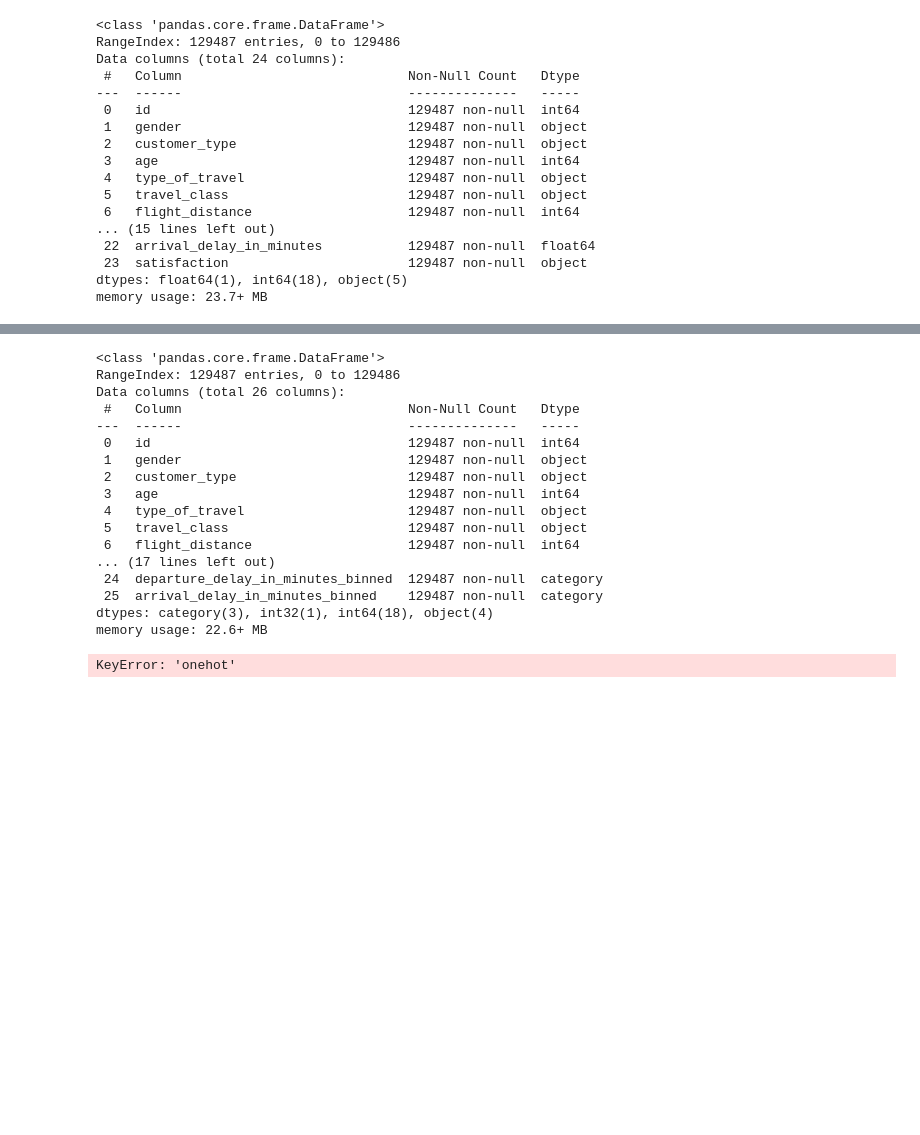
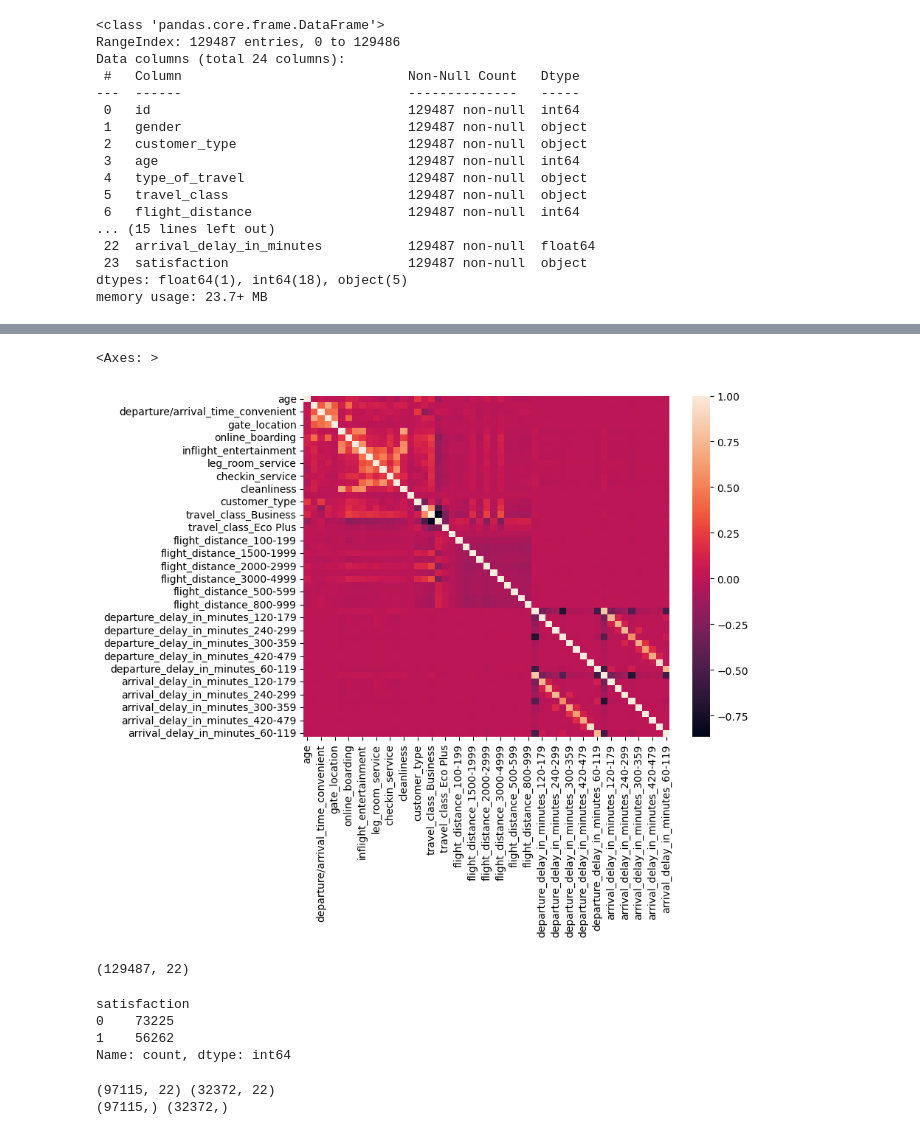
Before and after one commit to martabaker/ds_project_4, a Jupyter notebook: Notebooks/Models_Sarah_pipeline.ipynb, the cells around one changed output, grey strips where cells are left out. Saved outputs shown, nothing was run; the diff lists cells and outputs as text; code cells hidden in the pictures; blank space fills up the shorter version.

```diff
--- a/Notebooks/Models_Sarah_pipeline.ipynb
+++ b/Notebooks/Models_Sarah_pipeline.ipynb
@@ -167,4 +286,6 @@ numeric_features = ['age', 'inflight_wifi_service',
        'baggage_handling', 'checkin_service', 'inflight_service',
        'cleanliness']
 numeric_transformer = Pipeline(steps=[
+    ('imputer', SimpleImputer(strategy='median')),
     ('scaler', StandardScaler())])
+print("Numeric Features:", numeric_features)
@@ -172,6 +295,8 @@ numeric_transformer = Pipeline(steps=[
 # One-Hot Encoding for categorical features
 categorical_features = ['travel_class', 'flight_distance', 'departure_delay_in_minutes', 'arrival_delay_in_minutes']
 categorical_transformer = Pipeline(steps=[
+    ('imputer', SimpleImputer(strategy='most_frequent', missing_values=pd.NA)),
     ('onehot', OneHotEncoder(handle_unknown='ignore', sparse_output=False))
     # Set sparse_output=False to return a dense array
     ])
+print("Categorical Features:", categorical_features)
@@ -178,11 +305,10 @@ categorical_transformer = Pipeline(steps=[
 # %%
 preprocessor = ColumnTransformer(
     transformers=[
-        # ('drop', DropColumn(column='id')),
         # ('binning', BinningTransformer(bins_dict=bins_dict, labels_dict=labels_dict),
         #      ['flight_distance', 'departure_delay_in_minutes', 'arrival_delay_in_minutes']),
+        ('numeric', numeric_transformer, numeric_features),
         ('binary', binary_transformer, binary_features),
-        ('numeric', numeric_transformer, numeric_features),
         ('categorical', categorical_transformer, categorical_features)
-    ], remainder='passthrough') # Keeps the other columns
+    ]) #, remainder='passthrough') # Keeps the other columns
 # %%
@@ -278,0 +396,3 @@ Index(['gender', 'customer_type', 'age', 'type_of_travel', 'travel_class',
+# %%
+df_pipe = df_pipe.astype('int')
+df_pipe.info()
@@ -279,33 +437,30 @@ Index(['gender', 'customer_type', 'age', 'type_of_travel', 'travel_class',
+# %%
+# View possible feature correlations
+corrs = df_pipe.corr()
+plt.figure(figsize=(8,6))
+sns.heatmap(corrs)
+# %% [output]
+<Axes: >
+[figure, added]
 # %%
 # Split preprocessed data into features and target arrays
-X = df.drop(columns=["satisfaction"])
-y = df.satisfaction
-X.info()
+X = binned_df.drop(columns=["satisfaction"])
+y = binned_df.satisfaction
+X.shape
 # %% [output]
-<class 'pandas.core.frame.DataFrame'>
-RangeIndex: 129487 entries, 0 to 129486
-Data columns (total 26 columns):
- #   Column                             Non-Null Count   Dtype
----  ------                             --------------   -----
- 0   id                                 129487 non-null  int64
- 1   gender                             129487 non-null  object
- 2   customer_type                      129487 non-null  object
- 3   age                                129487 non-null  int64
- 4   type_of_travel                     129487 non-null  object
- 5   travel_class                       129487 non-null  object
- 6   flight_distance                    129487 non-null  int64
-... (17 lines left out)
- 24  departure_delay_in_minutes_binned  129487 non-null  category
- 25  arrival_delay_in_minutes_binned    129487 non-null  category
-dtypes: category(3), int32(1), int64(18), object(4)
-memory usage: 22.6+ MB
+(129487, 22)
 # %%
-# # Correlation analysis
-
-# Get the feature names after one-hot encoding
-encoded_feature_names = (numeric_features + binary_features +
-  list(preprocessor.transformers_[2][1]['onehot'].get_feature_names_out(categorical_features)))
-df_pipe = pd.DataFrame(df_pipe, columns = encoded_feature_names)
-df_pipe.head()
+y.value_counts()
 # %% [output]
-KeyError: 'onehot'
+satisfaction
+0    73225
+1    56262
+Name: count, dtype: int64
+# %%
+# Split the preprocessed data into a training and testing datasets
+X_train, X_test, y_train, y_test = train_test_split(X, y, test_size=0.25, stratify=y, random_state=42)
+print(X_train.shape, X_test.shape)
+print(y_train.shape, y_test.shape)
+# %% [output]
+(97115, 22) (32372, 22)
+(97115,) (32372,)
```
Also changed, not shown: parts of 53 cells of this notebook, 2 other files.
